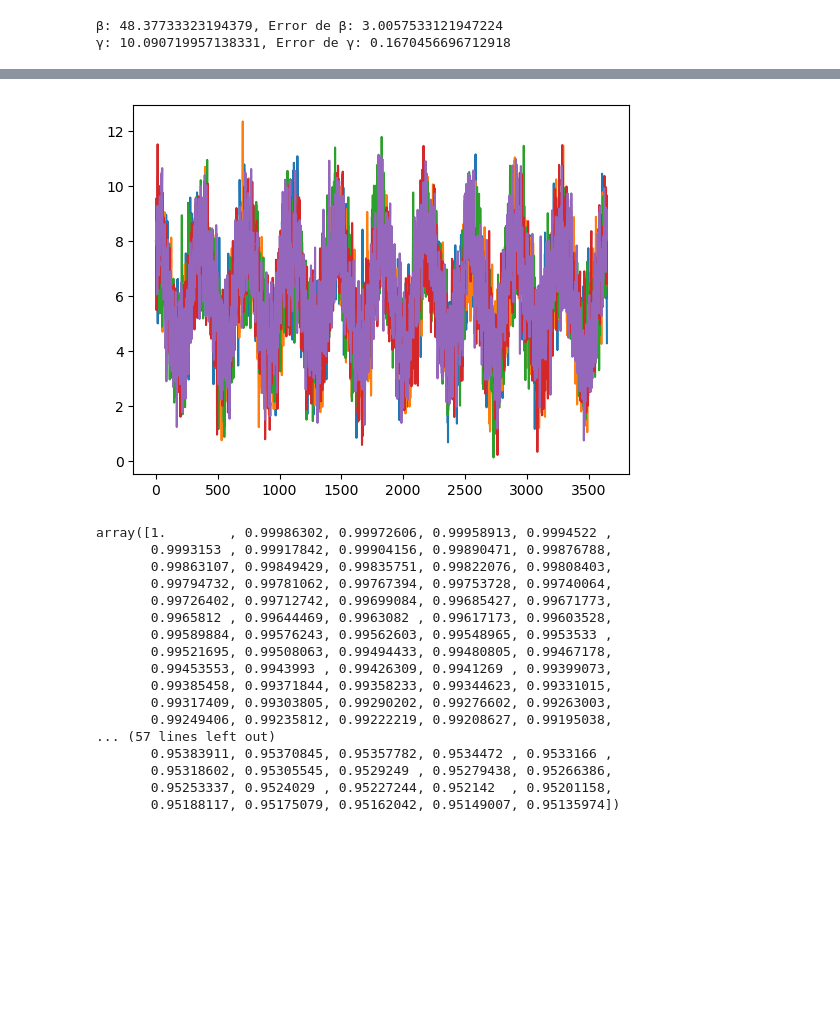
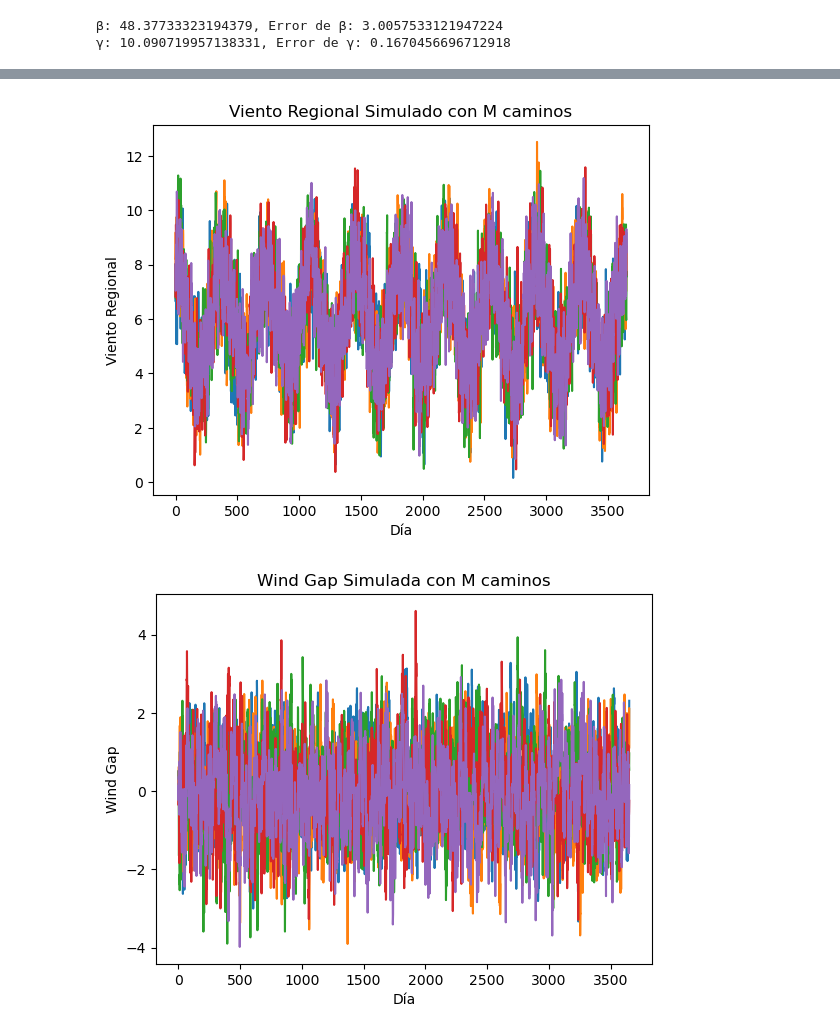
Before and after one commit to mrgimenezcosta/TP1_ACN, a Jupyter notebook: v2TP1ACN.ipynb, the cells around one changed output, grey strips where cells are left out. Drawn from its saved outputs; the diff is of its cells as text; code cells hidden in the pictures; blank space fills up the shorter version.

Commit message:
M_caminos

```diff
--- a/v2TP1ACN.ipynb
+++ b/v2TP1ACN.ipynb
@@ -128,91 +210,42 @@ def wind_paths(S_0, D_0, kappa, theta, sigma, delta, beta, gamma, T, M):
             # Evolución de la diferencia de viento entre Norte y Sur
             D[j][t] = D[j][t-1] - (beta * D[j][t-1] * delta) + gamma * np.sqrt(delta) * W
 
     return S, D
 
 # Inicialización de parámetros
 S_0 = data['regional wind'].iloc[0]
 D_0 = data['wind gap norte sur'].iloc[0]
 T = len(data)  # Usamos el mismo número de días que en los datos históricos
 delta = 1 / 365
 M = 5
 
 # Simulamos
 S, D = wind_paths(S_0, D_0, kappa, theta, sigma, delta, beta, gamma, T, M)
 
 # Calculamos viento en Norte y Sur
 viento_norte = S - D / 2
 viento_sur = S + D / 2
 
 #Calculamos viento historico norte y sur
 viento_norte_historico = data['regional wind'] - data['wind gap norte sur'] / 2
 viento_sur_historico = data['regional wind'] + data['wind gap norte sur'] / 2
 
 for S_i in S :
   plt.plot(S_i)
+  plt.title('Viento Regional Simulado con M caminos')
+  plt.xlabel('Día')
+  plt.ylabel('Viento Regional')
 
 plt.show()
 
-# Graficamos el viento regional y simulado
-# plt.figure(figsize=(10, 6))
-# plt.plot(data['regional wind'], label='Viento Regional Histórico', color='blue')
-# plt.plot(S, label='Viento Regional Simulado', color='red')
-# plt.title('Comparación de Viento Regional: Histórico vs. Simulado')
-# plt.xlabel('Día')
-# plt.ylabel('Viento Regional')
-# plt.legend()
-# plt.show()
+for D_i in D :
+  plt.plot(D_i)
+  plt.title('Wind Gap Simulada con M caminos')
+  plt.xlabel('Día')
+  plt.ylabel('Wind Gap')
 
-# Graficamos la diferencia de viento (gap) entre Norte y Sur
-# plt.figure(figsize=(10, 6))
-# plt.plot(data['wind gap norte sur'], label='Gap Viento Histórico (Norte - Sur)', color='blue')
-# plt.plot(D, label='Gap Viento Simulado (Norte - Sur)', color='orange')
-# plt.title('Comparación de Gap de Viento: Histórico vs. Simulado')
-# plt.xlabel('Día')
-# plt.ylabel('Diferencia de Viento')
-# plt.legend()
-# plt.show()
-
-# Graficamos el viento en el molino Norte
-
-# plt.figure(figsize=(10, 6))
-# plt.plot(viento_norte_historico, label='Viento Norte Historico', color='red')
-# plt.plot(viento_norte, label='Viento Norte Simulado', color='green')
-# plt.title('Viento Simulado en el Molino Norte')
-# plt.xlabel('Día')
-# plt.ylabel('Viento Norte')
-# plt.legend()
-# plt.show()
-
-# Graficamos el viento en el molino Sur
-# plt.figure(figsize=(10, 6))
-# plt.plot(viento_sur_historico, label='Viento Sur Historico', color='green')
-# plt.plot(viento_sur, label='Viento Sur Simulado', color='purple')
-# plt.title('Viento Simulado en el Molino Sur')
-# plt.xlabel('Día')
-# plt.ylabel('Viento Sur')
-# plt.legend()
-# plt.show()
+plt.show()
 # %% [output]
-[figure, old version]
+[figure, new version]
+[figure, added]
-# %%
-np.exp(-0.05 * np.arange(T) / 365)
-# %% [output]
-array([1.        , 0.99986302, 0.99972606, 0.99958913, 0.9994522 ,
-       0.9993153 , 0.99917842, 0.99904156, 0.99890471, 0.99876788,
-       0.99863107, 0.99849429, 0.99835751, 0.99822076, 0.99808403,
-       0.99794732, 0.99781062, 0.99767394, 0.99753728, 0.99740064,
-       0.99726402, 0.99712742, 0.99699084, 0.99685427, 0.99671773,
-       0.9965812 , 0.99644469, 0.9963082 , 0.99617173, 0.99603528,
-       0.99589884, 0.99576243, 0.99562603, 0.99548965, 0.9953533 ,
-       0.99521695, 0.99508063, 0.99494433, 0.99480805, 0.99467178,
-       0.99453553, 0.9943993 , 0.99426309, 0.9941269 , 0.99399073,
-       0.99385458, 0.99371844, 0.99358233, 0.99344623, 0.99331015,
-       0.99317409, 0.99303805, 0.99290202, 0.99276602, 0.99263003,
-       0.99249406, 0.99235812, 0.99222219, 0.99208627, 0.99195038,
-... (57 lines left out)
-       0.95383911, 0.95370845, 0.95357782, 0.9534472 , 0.9533166 ,
-       0.95318602, 0.95305545, 0.9529249 , 0.95279438, 0.95266386,
-       0.95253337, 0.9524029 , 0.95227244, 0.952142  , 0.95201158,
-       0.95188117, 0.95175079, 0.95162042, 0.95149007, 0.95135974])
 # %%
```
Also changed, not shown: parts of 4 cells of this notebook.
